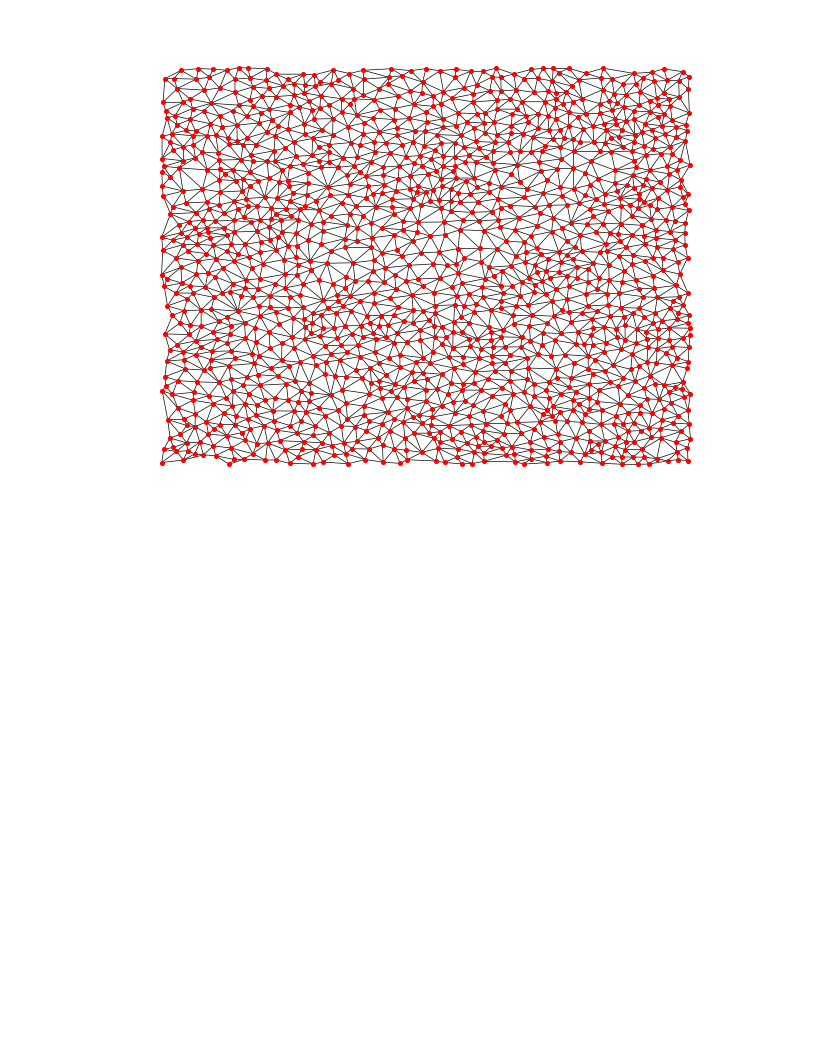
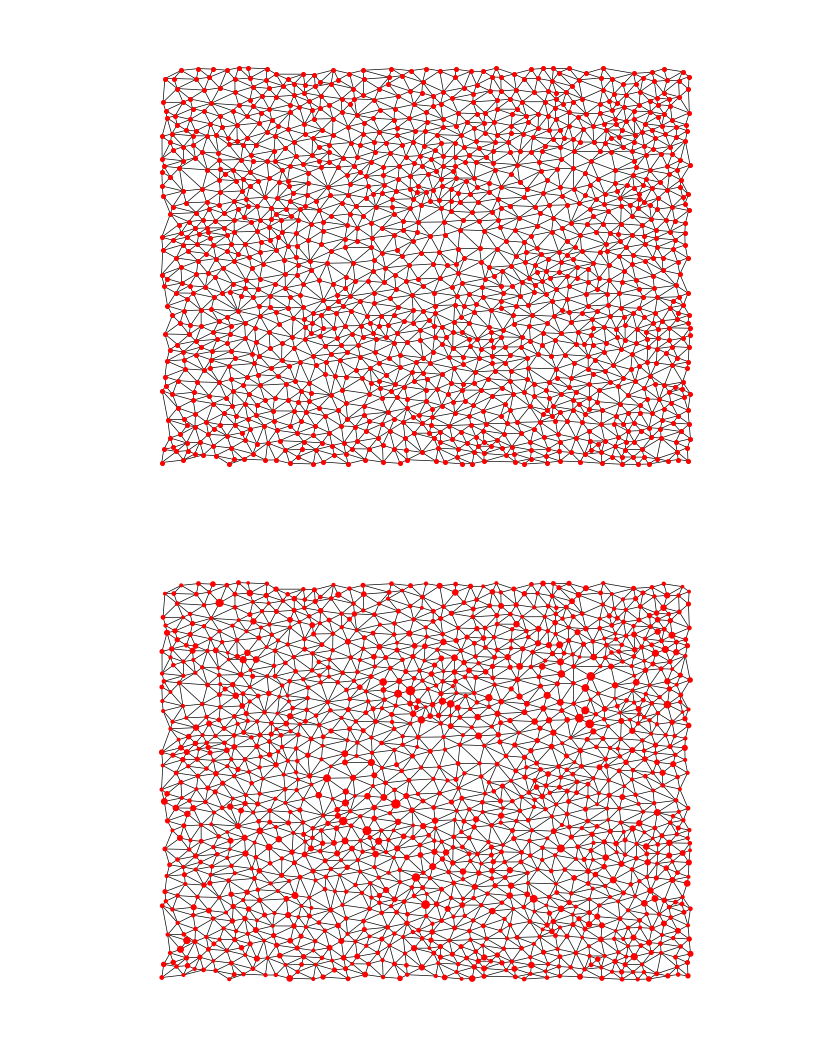
Before and after one commit to Karolcha100/Voronoi_graph_in_time, a Jupyter notebook: analysis_01.ipynb, the cells around one changed output. Drawn from its saved outputs; the diff is of its cells as text; code cells hidden in the pictures; blank space fills up the shorter version.

```diff
--- a/analysis01.ipynb
+++ b/analysis_01.ipynb
@@ -28,2 +10,2 @@ def saver(df: pd.DataFrame, name: str) -> None:
 # %%
-main_df = pd.read_csv(f"../kc459385_saves/{"main_df"}.csv")
+main_df = pd.read_csv(f"small_data/main_df.csv")
@@ -381,0 +370,12 @@ def
+# %%
+nx.draw(
+    vor_graph,
+    node_size=[np.pi * (value+0.5) ** 2.5 for value in nx.get_node_attributes(vor_graph, "ERKKTR_ratio").values()],
+    width = 0.5,
+    with_labels=False,
+    pos=nx.get_node_attributes(vor_graph, "pos"),
+    node_color = 'red',
+
+)
+# %% [output]
+[figure, added]
```
Also changed, not shown: parts of 5 cells of this notebook, 4 other files.
